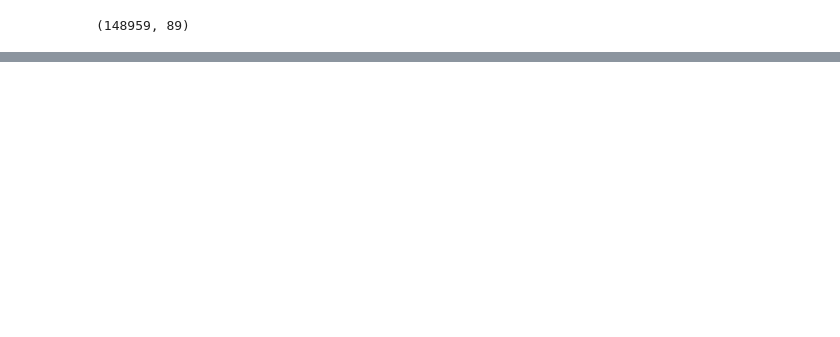
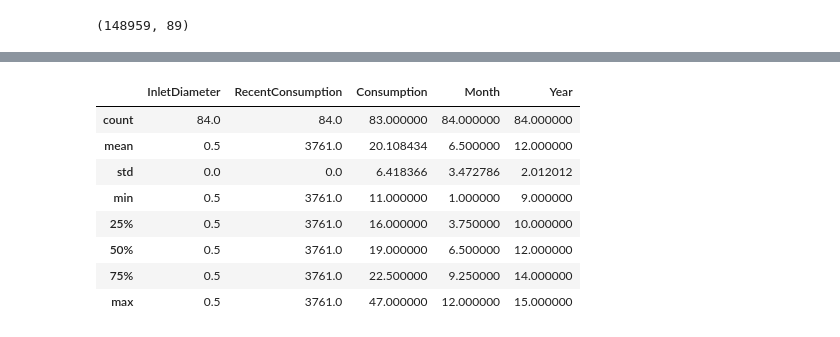
Before and after one commit to drnesr/WaterConsumption, a Jupyter notebook: WaterConsumtionSorono.ipynb, the cells around one changed output, grey strips where cells are left out. Cells and saved outputs as stored; diff of their text form; code cells hidden in the pictures; blank space fills up the shorter version.

```diff
--- a/WaterConsumtionSorono.ipynb
+++ b/WaterConsumtionSorono.ipynb
@@ -335,0 +421,14 @@ df2.sample(5)
+# %%
+sample = df2.sort_values(by=['LandUseType','UserType', 'InletDiameter','GaugeVendor','CurrentDate'
+             ]).head(84)#['CurrentDate', 'Consumption', 'RecentConsumption']
+sample.describe()
+# %% [output]
+|  | InletDiameter | RecentConsumption | Consumption | Month | Year |
+| count | 84.0 | 84.0 | 83.000000 | 84.000000 | 84.000000 |
+| mean | 0.5 | 3761.0 | 20.108434 | 6.500000 | 12.000000 |
+| std | 0.0 | 0.0 | 6.418366 | 3.472786 | 2.012012 |
+| min | 0.5 | 3761.0 | 11.000000 | 1.000000 | 9.000000 |
+| 25% | 0.5 | 3761.0 | 16.000000 | 3.750000 | 10.000000 |
+| 50% | 0.5 | 3761.0 | 19.000000 | 6.500000 | 12.000000 |
+| 75% | 0.5 | 3761.0 | 22.500000 | 9.250000 | 14.000000 |
+| max | 0.5 | 3761.0 | 47.000000 | 12.000000 | 15.000000 |
```
Also changed, not shown: parts of 10 cells of this notebook, 4 other files.
